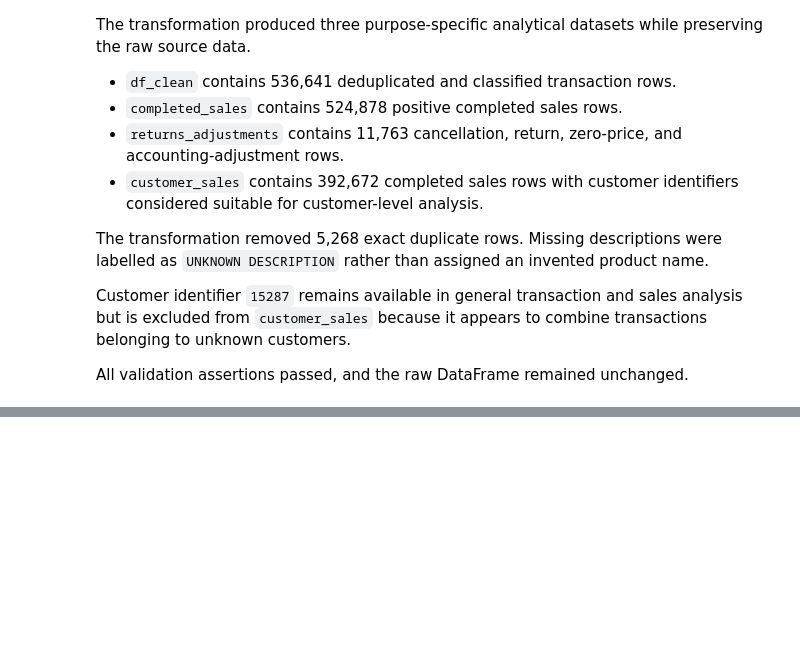
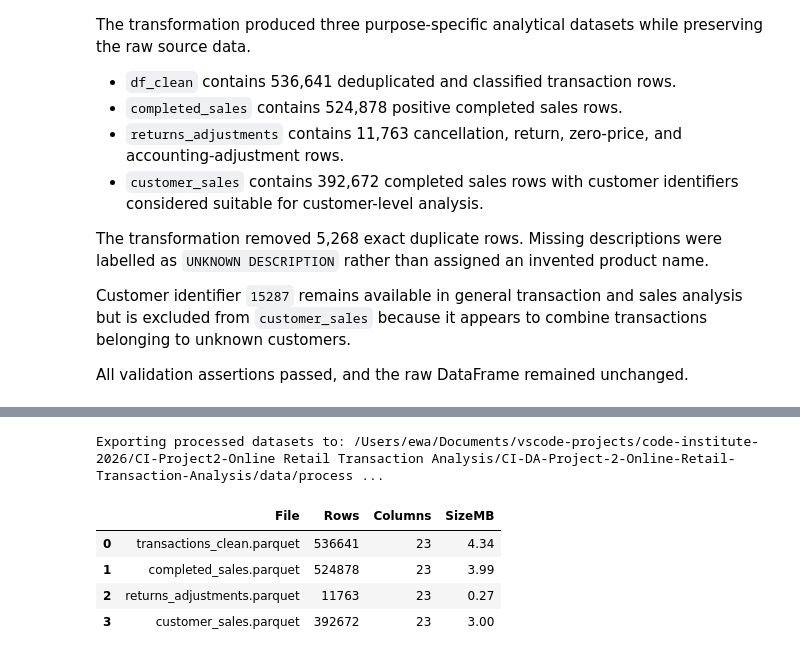
Before and after one commit to Ellusive89/CI-DA-Project-2-Online-Retail-Transaction-Analysis, a Jupyter notebook: jupyter_notebooks/01_ETL_Data_Cleaning.ipynb, the cells around one changed output, grey strips where cells are left out. Cells and saved outputs as stored; diff of their text form; code cells hidden in the pictures; blank space fills up the shorter version.

Commit message:
export validated analytical datasets

```diff
--- a/jupyter_notebooks/01_ETL_Data_Cleaning.ipynb
+++ b/jupyter_notebooks/01_ETL_Data_Cleaning.ipynb
@@ -804,0 +818,57 @@ All validation assertions passed, and the raw DataFrame remained unchanged.
+# %%
+processed_data_dir = project_root / "data" / "processed"
+
+if not processed_data_dir.is_dir():
+    raise FileNotFoundError(
+        f"Processed data directory not found: {processed_data_dir}"
+    )
+
+print(f"Exporting processed datasets to: {processed_data_dir}")
+
+datasets_to_export = {
+    "transactions_clean.parquet": df_clean,
+    "completed_sales.parquet": completed_sales,
+    "returns_adjustments.parquet": returns_adjustments,
+    "customer_sales.parquet": customer_sales,
+}
+
+export_summary_records = []
+
+for filename, source_df in datasets_to_export.items():
+    output_path = processed_data_dir / filename
+
+    source_df.to_parquet(
+        output_path,
+        index=False,
+        compression="snappy",
+    )
+
+    exported_df = pd.read_parquet(output_path)
+
+    assert len(exported_df) == len(source_df)
+    assert exported_df.columns.tolist() == source_df.columns.tolist()
+
+    assert np.isclose(
+        exported_df["LineRevenue"].sum(),
+        source_df["LineRevenue"].sum(),
+    )
+
+    export_summary_records.append(
+        {
+            "File": filename,
+            "Rows": len(exported_df),
+            "Columns": exported_df.shape[1],
+            "SizeMB": output_path.stat().st_size / (1024 ** 2),
+        }
+    )
+
+export_summary = pd.DataFrame(export_summary_records)
+
+export_summary
+# %% [output]
+Exporting processed datasets to: /Users/ewa/Documents/vscode-projects/code-institute-2026/CI-Project2-Online Retail Transaction Analysis/CI-DA-Project-2-Online-Retail-Transaction-Analysis/data/process ...
+|  | File | Rows | Columns | SizeMB |
+| 0 | transactions_clean.parquet | 536641 | 23 | 4.34 |
+| 1 | completed_sales.parquet | 524878 | 23 | 3.99 |
+| 2 | returns_adjustments.parquet | 11763 | 23 | 0.27 |
+| 3 | customer_sales.parquet | 392672 | 23 | 3.00 |
```
Also changed, not shown: parts of 1 cell of this notebook, 4 other files.
